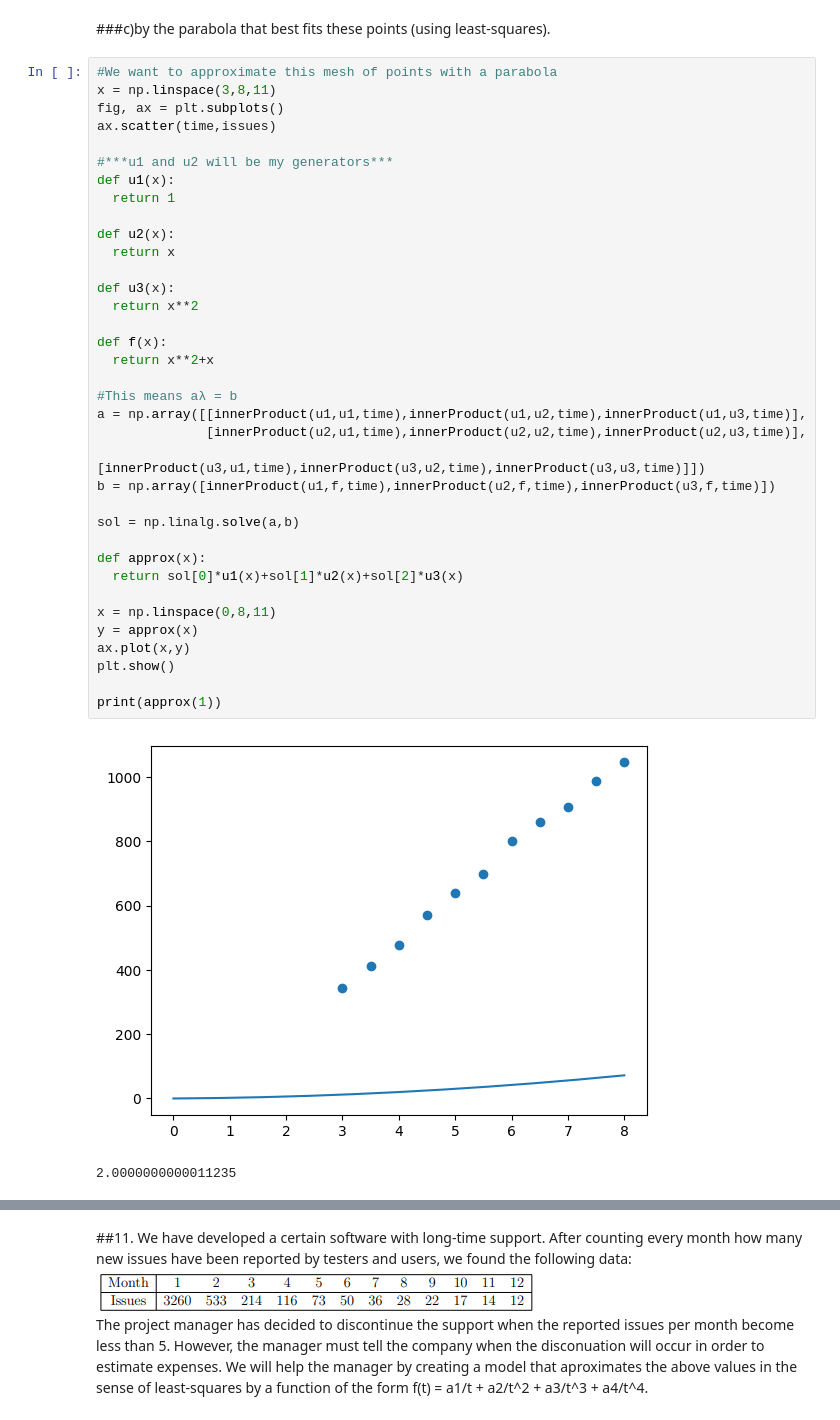
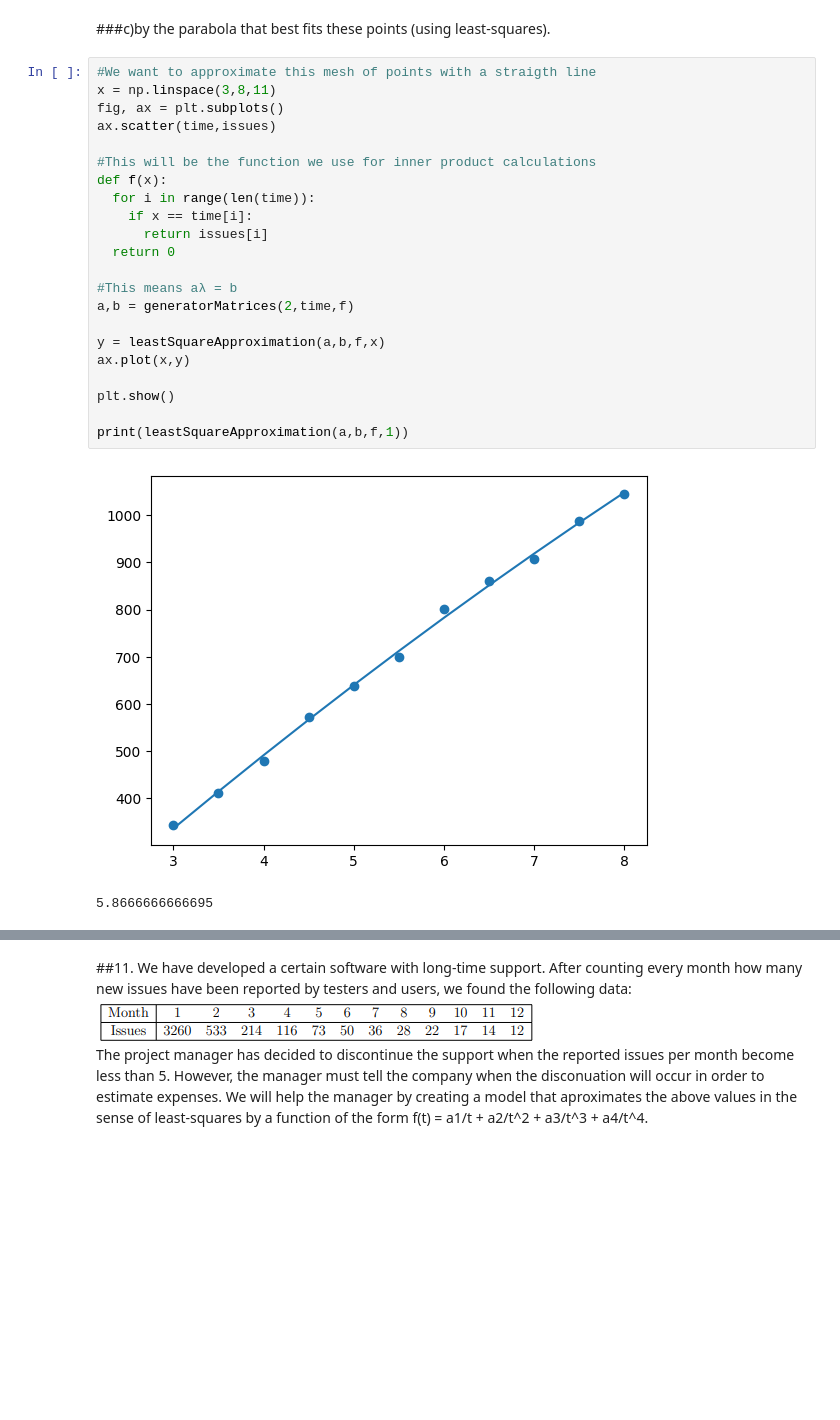
Before and after one commit to jcv00036/amn_p, a Jupyter notebook: Handout_3_Juan_Carrasco_Vico.ipynb, the cells around one changed output, grey strips where cells are left out. Drawn from its saved outputs; the diff is of its cells as text; blank space fills up the shorter version.

```diff
--- a/Handout_3_Juan_Carrasco_Vico.ipynb
+++ b/Handout_3_Juan_Carrasco_Vico.ipynb
@@ -1086,41 +1108,27 @@ print(approx(1))
 # %% [markdown]
 ###c)by the parabola that best fits these points (using least-squares).
-# %%
-#We want to approximate this mesh of points with a parabola
-x = np.linspace(3,8,11)
-fig, ax = plt.subplots()
-ax.scatter(time,issues)
-
-#***u1 and u2 will be my generators***
-def u1(x):
-  return 1
-
-def u2(x):
-  return x
-
-def u3(x):
-  return x**2
-
-def f(x):
-  return x**2+x
-
-#This means aλ = b
-a = np.array([[innerProduct(u1,u1,time),innerProduct(u1,u2,time),innerProduct(u1,u3,time)],
-              [innerProduct(u2,u1,time),innerProduct(u2,u2,time),innerProduct(u2,u3,time)],
-              [innerProduct(u3,u1,time),innerProduct(u3,u2,time),innerProduct(u3,u3,time)]])
-b = np.array([innerProduct(u1,f,time),innerProduct(u2,f,time),innerProduct(u3,f,time)])
-
-sol = np.linalg.solve(a,b)
-
-def approx(x):
-  return sol[0]*u1(x)+sol[1]*u2(x)+sol[2]*u3(x)
-
-x = np.linspace(0,8,11)
-y = approx(x)
-ax.plot(x,y)
-plt.show()
-
-print(approx(1))
-# %% [output]
-[figure, removed]
-2.0000000000011235
+# %%
+#We want to approximate this mesh of points with a straigth line
+x = np.linspace(3,8,11)
+fig, ax = plt.subplots()
+ax.scatter(time,issues)
+
+#This will be the function we use for inner product calculations
+def f(x):
+  for i in range(len(time)):
+    if x == time[i]:
+      return issues[i]
+  return 0
+
+#This means aλ = b
+a,b = generatorMatrices(2,time,f)
+
+y = leastSquareApproximation(a,b,f,x)
+ax.plot(x,y)
+
+plt.show()
+
+print(leastSquareApproximation(a,b,f,1))
+# %% [output]
+[figure, added]
+5.8666666666695
```
Also changed, not shown: parts of 30 cells of this notebook.
